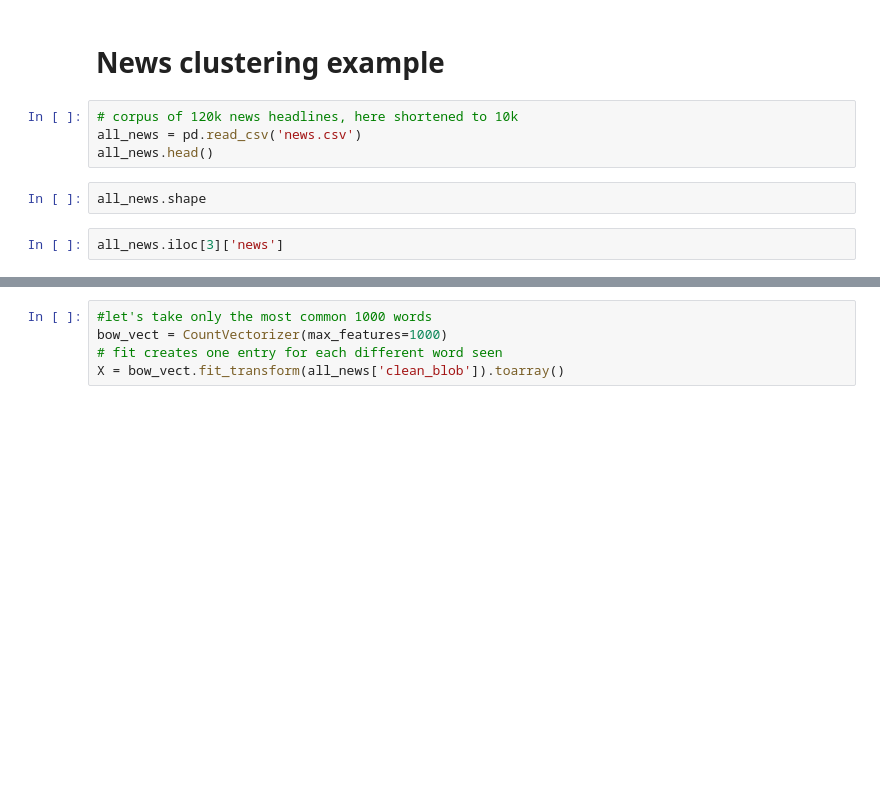
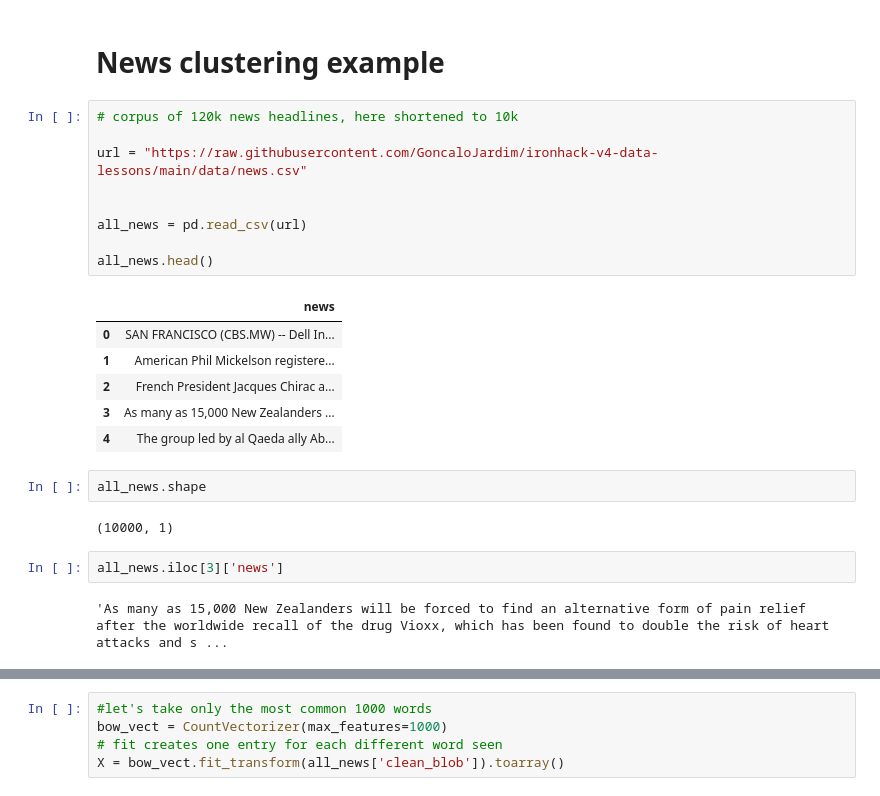
Before and after one commit to TheLazyCactus/ironhack-v4-data-lessons, a Jupyter notebook: cohorts/15_oct_24/05_ml/W19D3_nlp.ipynb, the cells around one changed output, grey strips where cells are left out. Saved outputs shown, nothing was run; the diff lists cells and outputs as text; blank space fills up the shorter version.

```diff
--- a/cohorts/15_oct_24/05_ml/W19D3_nlp.ipynb
+++ b/cohorts/15_oct_24/05_ml/W19D3_nlp.ipynb
@@ -119,12 +336,28 @@ bow_vect.transform(['accord stimulus bill bill goncalo']).toarray()
 # News clustering example
 # %%
 # corpus of 120k news headlines, here shortened to 10k
-all_news = pd.read_csv('news.csv')
+
+url = "https://raw.githubusercontent.com/GoncaloJardim/ironhack-v4-data-lessons/main/data/news.csv"
+
+
+all_news = pd.read_csv(url)
+
 all_news.head()
+# %% [output]
+|  | news |
+| 0 | SAN FRANCISCO (CBS.MW) -- Dell In... |
+| 1 | American Phil Mickelson registere... |
+| 2 | French President Jacques Chirac a... |
+| 3 | As many as 15,000 New Zealanders ... |
+| 4 | The group led by al Qaeda ally Ab... |
 # %%
 all_news.shape
+# %% [output]
+(10000, 1)
 # %%
 all_news.iloc[3]['news']
+# %% [output]
+'As many as 15,000 New Zealanders will be forced to find an alternative form of pain relief after the worldwide recall of the drug Vioxx, which has been found to double the risk of heart attacks and s ...
 # %%
 # same process as before, but for all lines
 #tokenize, lowercase, remove punctuation
```
Also changed, not shown: parts of 31 cells of this notebook.
